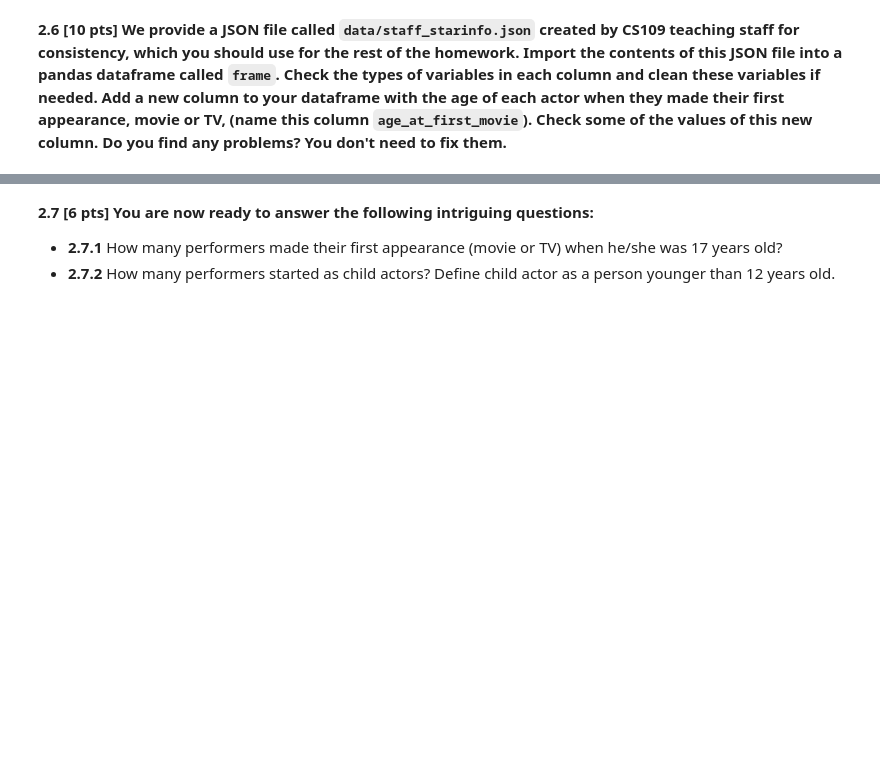
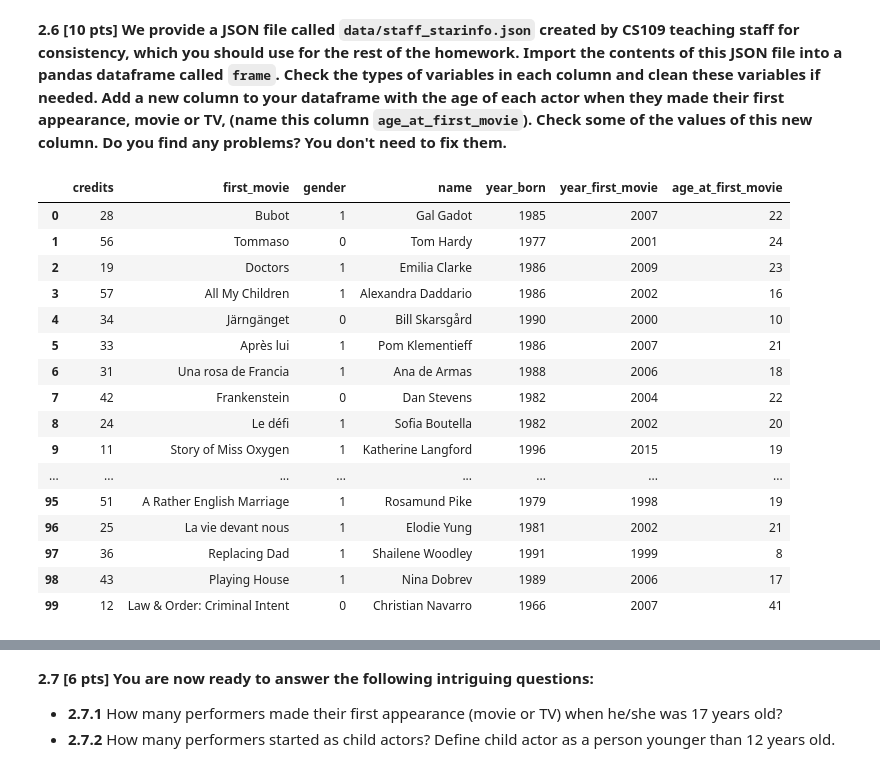
Before and after one commit to silvermang/2019-CS109A, a Jupyter notebook: cs109a_hw1/cs109a_hw1_109_submit.ipynb, the cells around one changed output, grey strips where cells are left out. Saved outputs shown, nothing was run; the diff lists cells and outputs as text; code cells hidden in the pictures; blank space fills up the shorter version.

```diff
--- a/cs109a_hw1/cs109a_hw1_109_submit.ipynb
+++ b/cs109a_hw1/cs109a_hw1_109_submit.ipynb
@@ -410,2 +578,29 @@ star_table
+# %%
+# your code here
+Filename = 'data/staff_starinfo.json'
+frame = pd.read_json(Filename)
+frame.head() #display five first rows to get a picture of the data
+frame.dtypes #display data types
+frame['age_at_first_movie'] = frame['year_first_movie'] - frame['year_born'] #create new column
+pd.set_option('display.max_rows', 100)
+frame #display entire dataframe
+# %% [output]
+|  | credits | first_movie | gender | name | year_born | year_first_movie | age_at_first_movie |
+| 0 | 28 | Bubot | 1 | Gal Gadot | 1985 | 2007 | 22 |
+| 1 | 56 | Tommaso | 0 | Tom Hardy | 1977 | 2001 | 24 |
+| 2 | 19 | Doctors | 1 | Emilia Clarke | 1986 | 2009 | 23 |
+| 3 | 57 | All My Children | 1 | Alexandra Daddario | 1986 | 2002 | 16 |
+| 4 | 34 | Järngänget | 0 | Bill Skarsgård | 1990 | 2000 | 10 |
+| 5 | 33 | Après lui | 1 | Pom Klementieff | 1986 | 2007 | 21 |
+| 6 | 31 | Una rosa de Francia | 1 | Ana de Armas | 1988 | 2006 | 18 |
+| 7 | 42 | Frankenstein | 0 | Dan Stevens | 1982 | 2004 | 22 |
+| 8 | 24 | Le défi | 1 | Sofia Boutella | 1982 | 2002 | 20 |
+| 9 | 11 | Story of Miss Oxygen | 1 | Katherine Langford | 1996 | 2015 | 19 |
+| ... | ... | ... | ... | ... | ... | ... | ... |
+| 95 | 51 | A Rather English Marriage | 1 | Rosamund Pike | 1979 | 1998 | 19 |
+| 96 | 25 | La vie devant nous | 1 | Elodie Yung | 1981 | 2002 | 21 |
+| 97 | 36 | Replacing Dad | 1 | Shailene Woodley | 1991 | 1999 | 8 |
+| 98 | 43 | Playing House | 1 | Nina Dobrev | 1989 | 2006 | 17 |
+| 99 | 12 | Law & Order: Criminal Intent | 0 | Christian Navarro | 1966 | 2007 | 41 |
 # %% [markdown]
 *your answer here*
```
Also changed, not shown: parts of 36 cells of this notebook, 22 other files.
